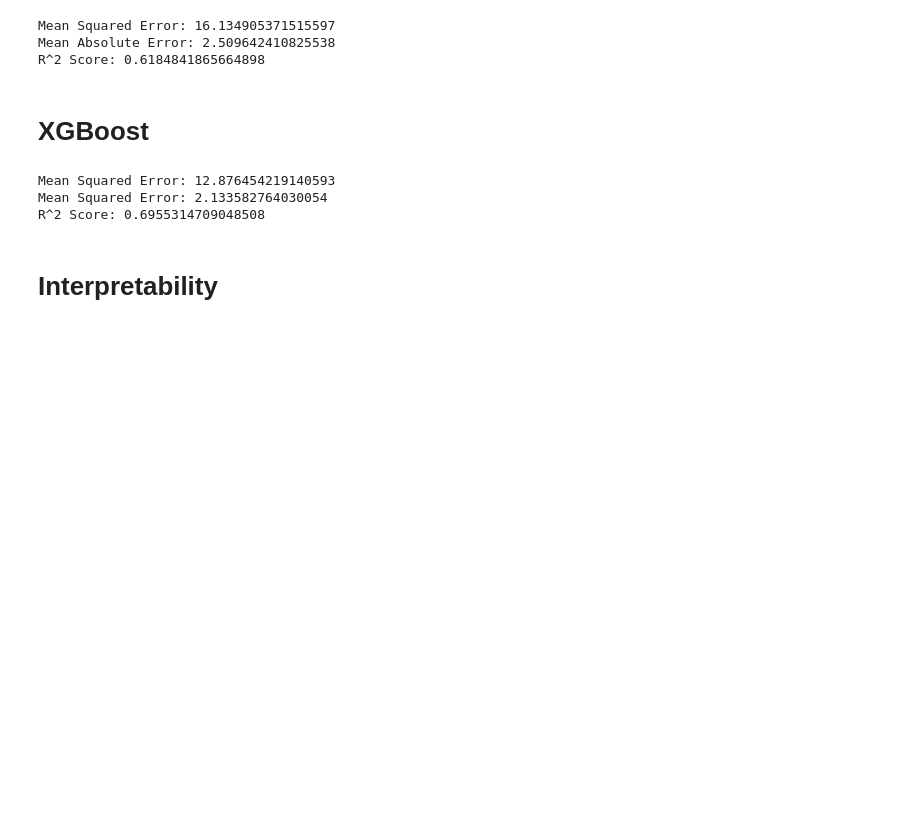
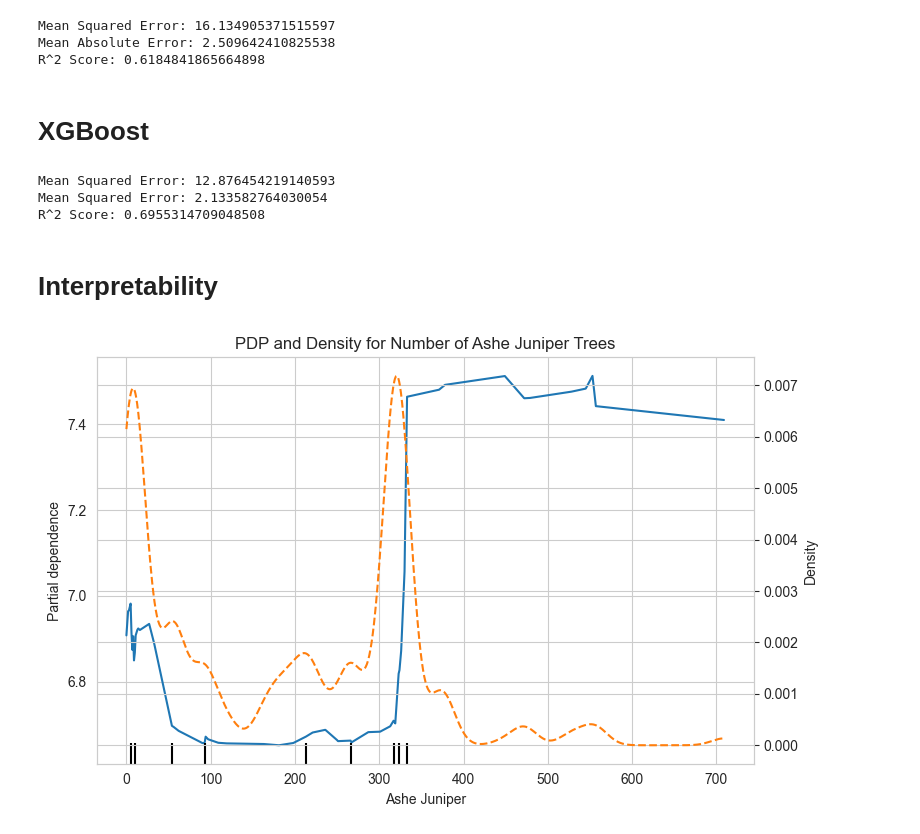
Before and after one commit to AsmitC/Austin_Trees, a Jupyter notebook: interpretability_tree_types.ipynb, the cells around one changed output. Saved outputs shown, nothing was run; the diff lists cells and outputs as text; code cells hidden in the pictures; blank space fills up the shorter version.

Commit message:
Update plots

```diff
--- a/interpretability_tree_types.ipynb
+++ b/interpretability_tree_types.ipynb
@@ -250,3 +251,45 @@ for (n, m), shap_values in zip(models, shap_values_list):
     # plt.title(f'Shapley Value Beeswarm Plot')
     # plt.savefig(f'./plots/shap_beeswarm_{n_}.png', dpi=300, bbox_inches='tight')
     # plt.close()
+# %%
+import matplotlib.pyplot as plt
+from sklearn.inspection import PartialDependenceDisplay
+from scipy.stats import gaussian_kde
+import numpy as np
+
+ft = 'Ashe Juniper'
+
+# Plot the PDP
+fig, ax1 = plt.subplots(figsize=(8, 5))
+PartialDependenceDisplay.from_estimator(best_xgb, X, [ft], kind='average', ax=ax1)
+ax1.set_title(f'PDP and Density for Number of {ft} Trees')
+# ax1.set_ylabel('PDP')
+ax1.set_xlabel(f'Number of {ft} Trees')
+ax1.tick_params(axis='y', labelcolor='tab:blue')
+ax1.grid()
+
+# Prepare the density plot
+data = X[ft]  # Extracting the 'Oak' column
+kde = gaussian_kde(data)
+x_density = np.linspace(data.min(), data.max(), 1000)
+density = kde(x_density)
+
+# Add the second y-axis for the density plot
+ax2 = ax1.twinx()
+color_density = 'tab:orange'
+ax2.set_ylabel('Density')
+density_line, = ax2.plot(x_density, density, color=color_density, linestyle='--', label='Density')
+# ax2.fill_between(x_density, density, alpha=0.3, color=color_density)
+# ax2.tick_params(axis='y', labelcolor=color_density)
+
+# Manually combine legends
+# pdp_line = ax1.get_lines()[0]  # Extract the PDP line from the first axis
+# lines = [pdp_line, density_line]
+# labels = ['PDP', 'Density']
+# ax1.legend(lines, labels, loc='upper left')
+
+# Show the combined plot
+plt.tight_layout()
+plt.show()
+# %% [output]
+[figure, added]
```
Also changed, not shown: parts of 5 cells of this notebook, 9 other files.
